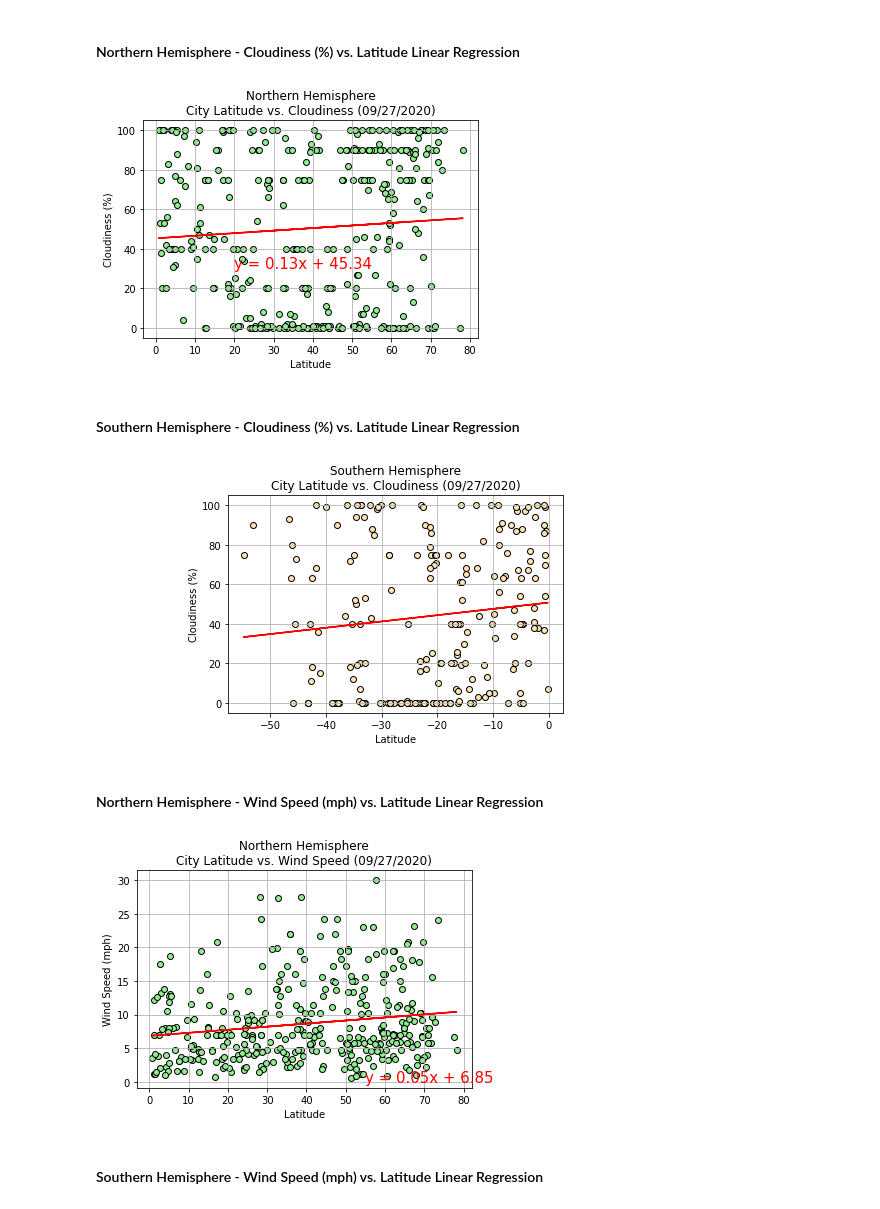
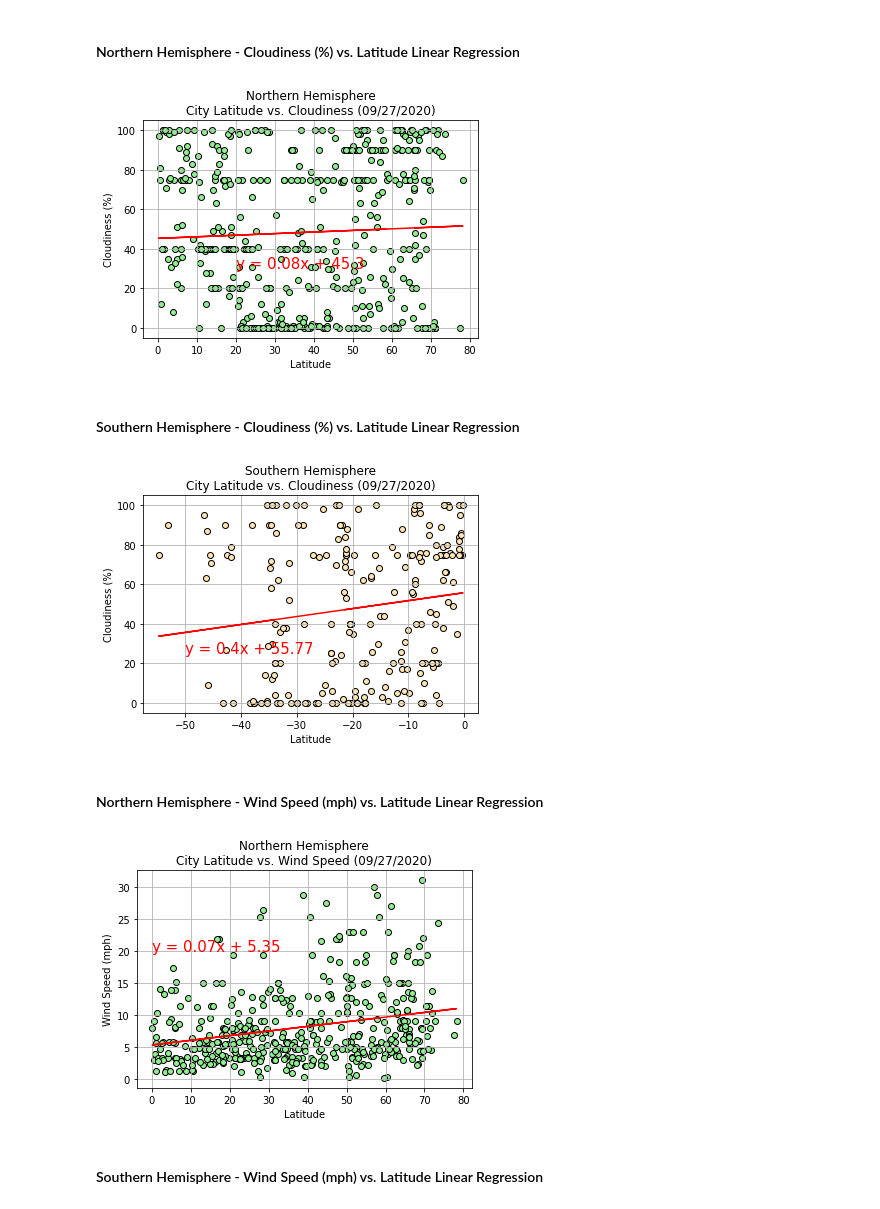
Before and after one commit to meielerol/API-challenge, a Jupyter notebook: WeatherPy.ipynb, the cells around one changed output. Cells and saved outputs as stored; diff of their text form; code cells hidden in the pictures.

```diff
--- a/WeatherPy.ipynb
+++ b/WeatherPy.ipynb
@@ -30,8 +30,8 @@ outputFilePath = os.path.join("Output-Data")
 #longitude (-180,180) degrees West --> East
 
 #increase the size from 100 to much larger once done checking this step
-rnd_lng = np.random.uniform(-180,180,1500)
-rnd_lat = np.random.uniform(-90,90,1500)
+rnd_lng = np.random.uniform(-180,180,2000)
+rnd_lat = np.random.uniform(-90,90,2000)
 
 citiesCreate_df = pd.DataFrame({"Latitude":rnd_lat,
                           "Longitude":rnd_lng})
@@ -518,7 +516,7 @@ plt.savefig(os.path.join(outputFilePath,"Cloudiness_vs_Latitude_NorthernHemisphe
 #show plot
 plt.show()
 # %% [output]
-[figure, old version]
+[figure, new version]
 # %%
 #Explanation
 # Based on the dataset there is not much trend of cloudiness in the northern hemisphere.
@@ -528,27 +526,27 @@ plt.show()
 # %%
 #linear regression
 slope, intercept, r_value, p_value, std_err = stats.linregress(southernWeather_df['Latitude'], southernWeather_df['Cloudiness'])
 regressValues = southernWeather_df['Latitude']*slope+intercept
 lineEquation = "y = "+str(round(slope,2))+"x + "+str(round(intercept,2))
 
 #create the plot
 plt.scatter(southernWeather_df['Latitude'],southernWeather_df['Cloudiness'],color='moccasin',edgecolors='black')
 plt.plot(southernWeather_df['Latitude'],regressValues,"r-")
 
 #format axes
-plt.annotate(lineEquation,(-80,25),fontsize=15,color="red")
+plt.annotate(lineEquation,(-50,25),fontsize=15,color="red")
 plt.title(f"Southern Hemisphere\nCity Latitude vs. Cloudiness ({date})")
 plt.xlabel("Latitude")
 plt.ylabel("Cloudiness (%)")
 plt.grid(True)
 
 #save figure
 plt.savefig(os.path.join(outputFilePath,"Cloudiness_vs_Latitude_SouthernHemisphere.png"))
 
 #show plot
 plt.show()
 # %% [output]
-[figure, old version]
+[figure, new version]
 # %%
 #Explanation
 # Based on the dataset there is not much trend of cloudiness in the southern hemisphere.
@@ -566,7 +564,7 @@ plt.scatter(northernWeather_df['Latitude'],northernWeather_df['Wind Speed'],colo
 plt.plot(northernWeather_df['Latitude'],regressValues,"r-")
 
 #format axes
-plt.annotate(lineEquation,(55,0),fontsize=15,color="red")
+plt.annotate(lineEquation,(0,20),fontsize=15,color="red")
 plt.title(f"Northern Hemisphere\nCity Latitude vs. Wind Speed ({date})")
 plt.xlabel("Latitude")
 plt.ylabel("Wind Speed (mph)")
@@ -578,7 +576,7 @@ plt.savefig(os.path.join(outputFilePath,"WindSpeed_vs_Latitude_NorthernHemispher
 #show plot
 plt.show()
 # %% [output]
-[figure, old version]
+[figure, new version]
 # %%
 #Explanation
 # Wind speeds also don't have much of a trend in the northern hemisphere.
```
Also changed, not shown: parts of 22 cells of this notebook, 17 other files.
